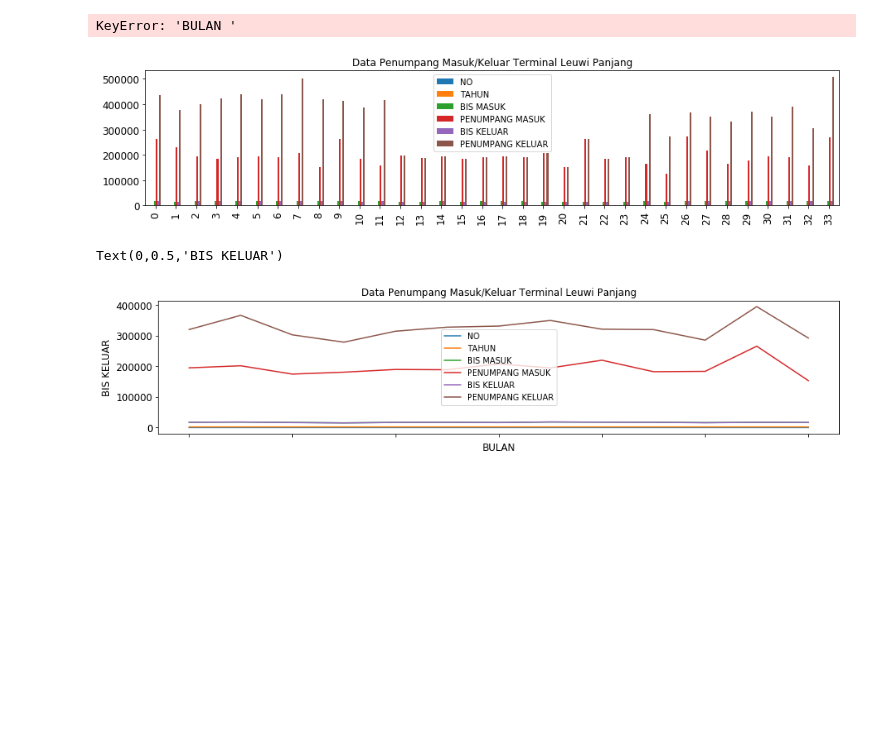
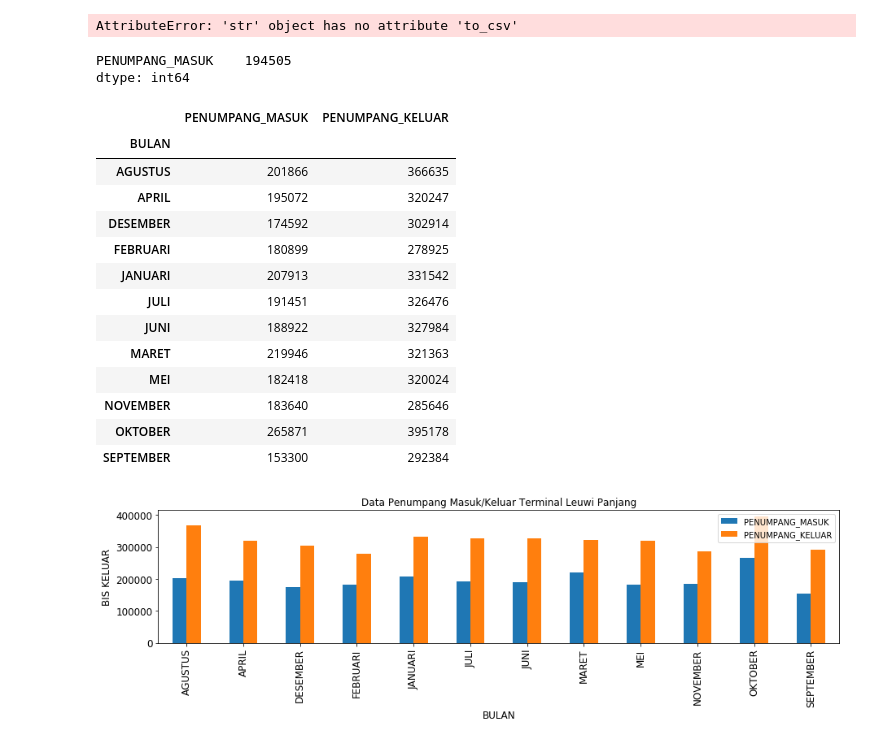
Before and after one commit to masman212/digital-talent, a Jupyter notebook: Analisa Data Pada Terminal Leuwi Panjang.ipynb, the cells around one changed output. Drawn from its saved outputs; the diff is of its cells as text; code cells hidden in the pictures; blank space fills up the shorter version.

```diff
--- a/Analisa Data Pada Terminal Leuwi Panjang.ipynb
+++ b/Analisa Data Pada Terminal Leuwi Panjang.ipynb
@@ -26,5 +29,5 @@ data_raw
 # %%
-#PREPROCESSING
-data_penumpang=data_raw.iloc[0:34]
-data_penumpang_pertahun = data_penumpang.groupby(['TAHUN','BULAN']).mean()
-data_penumpang_pertahun.sort_values('NO')
+#PREPROCESSING (no longger needed)
+# data_penumpang=data_raw.iloc[0:34]
+# data_penumpang_pertahun = data_penumpang.groupby(['TAHUN','BULAN']).mean()
+# data_penumpang_pertahun.sort_values('NO')
@@ -76,0 +34,15 @@ data_penumpang
+# %%
+#PREPROCESSING
+#EXTRACTING DATA
+data_penumpang = data_penumpang_pertahun[['PENUMPANG_MASUK','PENUMPANG_KELUAR']]
+data_p_2012 = data_raw[data_raw.TAHUN == 2012][['TAHUN','BULAN','PENUMPANG_MASUK','PENUMPANG_KELUAR']]
+data_p_2013 = data_raw[data_raw.TAHUN == 2013][['TAHUN','BULAN','PENUMPANG_MASUK','PENUMPANG_KELUAR']]
+data_p_2014 = data_raw[data_raw.TAHUN == 2014][['TAHUN','BULAN','PENUMPANG_MASUK','PENUMPANG_KELUAR']]
+#Stat each year
+
+print("#Data Pada 2012#")
+print(data_p_2012[['PENUMPANG_MASUK','PENUMPANG_KELUAR']].describe().astype(int))
+print("#Data Pada 2013#")
+print(data_p_2013[['PENUMPANG_MASUK','PENUMPANG_KELUAR']].describe().astype(int))
+print("#Data Pada 2014#")
+print(data_p_2014[['PENUMPANG_MASUK','PENUMPANG_KELUAR']].describe().astype(int))
@@ -76,0 +67,5 @@ data_penumpang
+# %%
+buffer = "TAHUN PENUMPANG_MASUK PENUMPANG_KELUAR"
+buffer.to_csv("data_mean.csv", sep='\t', encoding='utf-8', index=False)
+# %% [output]
+AttributeError: 'str' object has no attribute 'to_csv'
@@ -77,22 +74,39 @@ data_penumpang
+# %%
+data_p_2013[['PENUMPANG_MASUK','PENUMPANG_KELUAR']].mean().astype(int)
+# %% [output]
+PENUMPANG_MASUK    194505
+dtype: int64
 # %%
-#Grafis data penumpang
-ax1 = data_penumpang
-ax1 = ax1.plot(kind='bar', title ="Data Penumpang Masuk/Keluar Terminal Leuwi Panjang", figsize=(15,3), legend=True, fontsize=12)
-ax1.xaxis = data_penumpang['BULAN']
-ax1.set_xlabel("BULAN", fontsize=12)
-ax1.set_ylabel("Penumpang", fontsize=12)
+# #Grafis data penumpang
+# ax1 = data_p_2012
+# ax1 = ax1.plot(kind='bar', title ="Data Penumpang Masuk/Keluar Terminal Leuwi Panjang", figsize=(15,3), legend=True, fontsize=12)
+# ax1.xaxis = data_p_2012['BULAN']
+# ax1.set_xlabel("BULAN", fontsize=12)
+# ax1.set_ylabel("Penumpang", fontsize=12)
-# %% [output]
-KeyError: 'BULAN '
-[figure, removed]
 # %%
 data_penumpang_perbulan = data_penumpang.groupby(['BULAN']).mean()
-data_penumpang_perbulan.sort_values('NO')
+#data_penumpang_perbulan.sort_values('NO')
 
 ax1 = data_penumpang_perbulan
-ax1 = ax1.plot(kind='line', title ="Data Penumpang Masuk/Keluar Terminal Leuwi Panjang", figsize=(15,3), legend=True, fontsize=12)
+ax1 = ax1.plot(kind='bar', title ="Data Penumpang Masuk/Keluar Terminal Leuwi Panjang", figsize=(15,3), legend=True, fontsize=12)
+# ax1.xaxis = data_penumpang_perbulan['TAHUN']
 ax1.set_xlabel("BULAN", fontsize=12)
 ax1.set_ylabel("BIS MASUK", fontsize=12)
 ax1.set_ylabel("BIS KELUAR", fontsize=12)
+data_penumpang_perbulan.astype(int)
 # %% [output]
-Text(0,0.5,'BIS KELUAR')
+|  | PENUMPANG_MASUK | PENUMPANG_KELUAR |
+| BULAN |  |  |
+| AGUSTUS | 201866 | 366635 |
+| APRIL | 195072 | 320247 |
+| DESEMBER | 174592 | 302914 |
+| FEBRUARI | 180899 | 278925 |
+| JANUARI | 207913 | 331542 |
+| JULI | 191451 | 326476 |
+| JUNI | 188922 | 327984 |
+| MARET | 219946 | 321363 |
+| MEI | 182418 | 320024 |
+| NOVEMBER | 183640 | 285646 |
+| OKTOBER | 265871 | 395178 |
+| SEPTEMBER | 153300 | 292384 |
-[figure, old version]
+[figure, new version]
```
Also changed, not shown: parts of 7 cells of this notebook, 13 other files.
